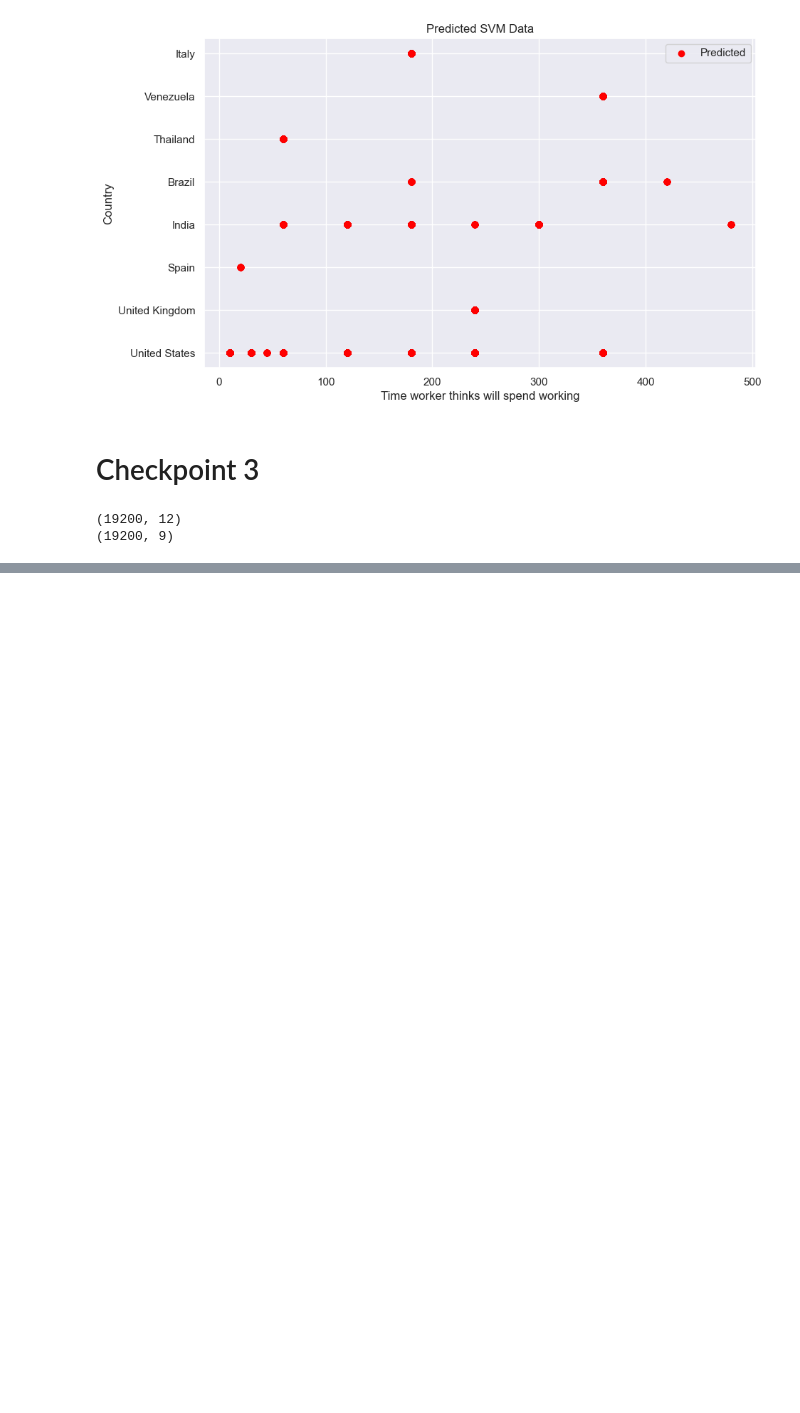
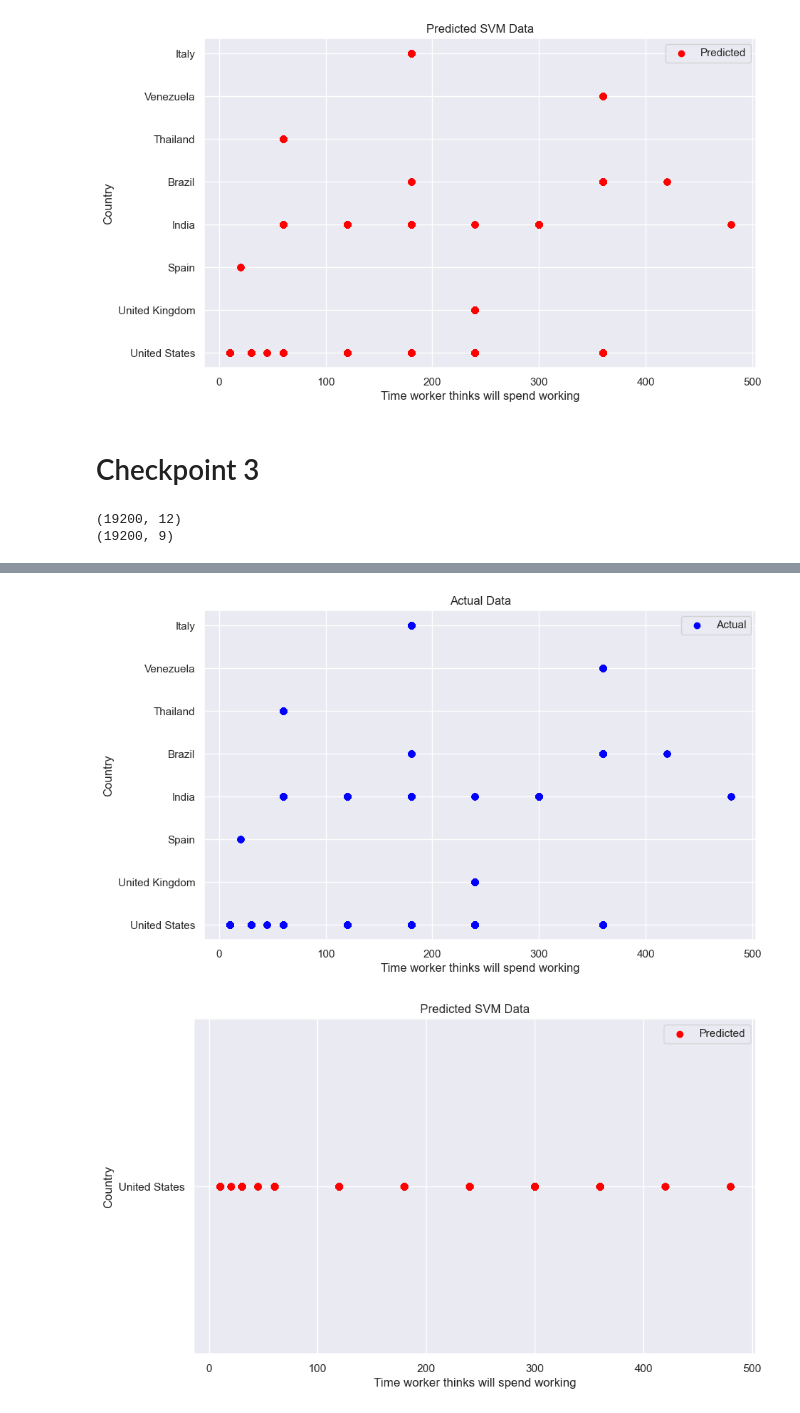
Before and after one commit to NicholasBerns/DataScienceProject, a Jupyter notebook: mturk_models.ipynb, the cells around one changed output, grey strips where cells are left out. Drawn from its saved outputs; the diff is of its cells as text; code cells hidden in the pictures; blank space fills up the shorter version.

```diff
--- a/mturk_models.ipynb
+++ b/mturk_models.ipynb
@@ -519,0 +574,26 @@ Epoch 50/50
+# %%
+# Extracting feature and target variables
+X_Hours = pd.DataFrame(scale.inverse_transform(Xtest), columns=Xtest.columns)
+X_Hours = X_Hours['Time worker thinks will spend working'] #.astype(int)
+#X_Hours = Encoders['Time worker thinks will spend working'].inverse_transform(X_Hours)
+
+# Plotting actual vs predicted
+plt.figure(figsize=(10, 6))
+plt.scatter(X_Hours, y_test, color='blue', label='Actual')
+plt.xlabel('Time worker thinks will spend working')
+plt.ylabel('Country')
+plt.title('Actual Data')
+plt.legend()
+plt.grid(True)
+plt.show()
+plt.figure(figsize=(10, 6))
+plt.scatter(X_Hours, y_predict, color='red', label='Predicted')
+plt.xlabel('Time worker thinks will spend working')
+plt.ylabel('Country')
+plt.title('Predicted SVM Data')
+plt.legend()
+plt.grid(True)
+plt.show()
+# %% [output]
+[figure, added]
+[figure, added]
```
Also changed, not shown: parts of 3 cells of this notebook, 1 other file.
